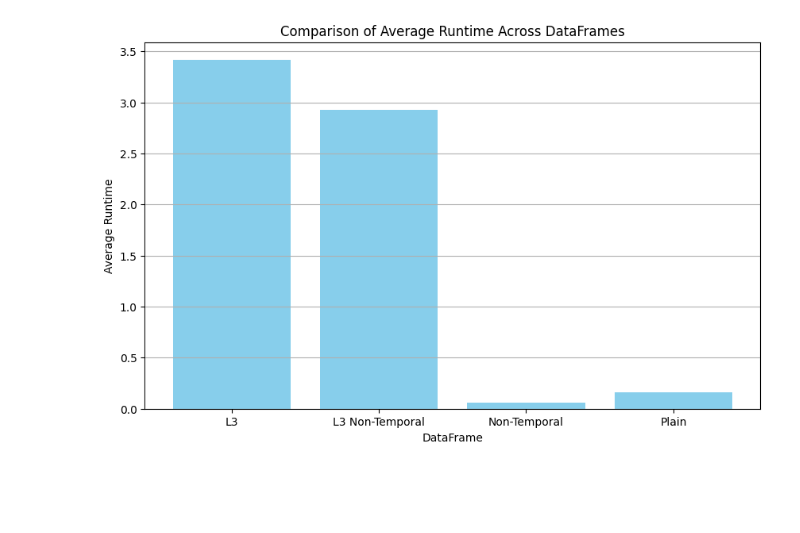
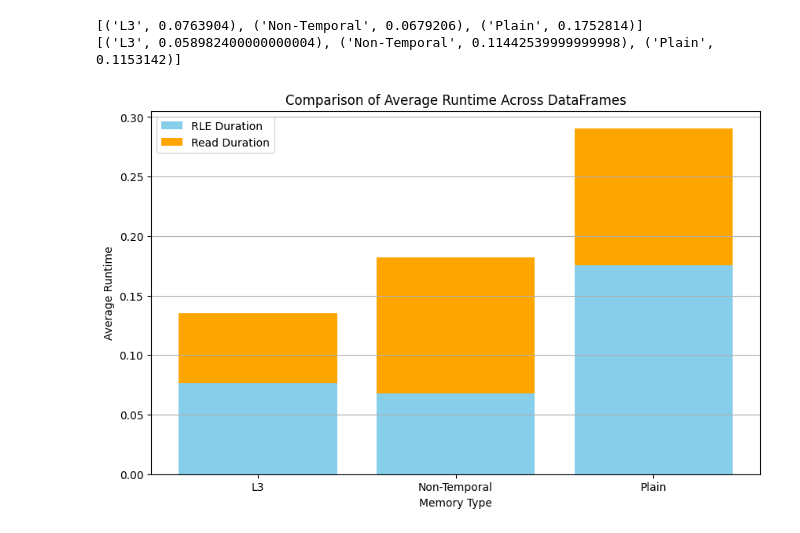
Before and after one commit to seb711/btrblocks, a Jupyter notebook: tools/simd-comparison/rle/lowerbound/analysis/analysis.ipynb, the cells around one changed output. Cells and saved outputs as stored; diff of their text form; code cells hidden in the pictures; blank space fills up the shorter version.

Commit message:
added non temporal mem instructions

```diff
--- a/tools/simd-comparison/rle/lowerbound/analysis/analysis.ipynb
+++ b/tools/simd-comparison/rle/lowerbound/analysis/analysis.ipynb
@@ -4,7 +5,7 @@ import matplotlib.pyplot as plt
 # %%
 files = {
     'L3': '../data/l3.csv',
-    'L3 Non-Temporal': '../data/l3nt.csv',
+    #'L3 Non-Temporal': '../data/l3nt.csv',
     'Non-Temporal': '../data/nontemporal.csv',
     'Plain': '../data/plain.csv'
 }
@@ -16,10 +17,16 @@ for name in data:
     data[name].columns = data[name].columns.str.replace(' ', '', regex=False)
 # %%
 average_runtimes = []
+average_runtimes_read = []
 
 for name, dataframe in data.items():
     # Calculate runtime
-    dataframe['runtime'] = dataframe['duration'] * dataframe['factor']
-    # Calculate and store the average runtime
-    avg_runtime = dataframe['runtime'].mean()
+    repeat_3_df = dataframe[dataframe['repeat'] == 3]
+    repeat_3_df['runtime'] = repeat_3_df['duration'] * repeat_3_df['factor']
+
+    repeat_3_df['runtimeRead'] = repeat_3_df['durationRead'] * repeat_3_df['factor']
+    # Calculate and store the repeat_3_df runtime
+    avg_runtime = repeat_3_df['runtime'].mean()
+    avg_runtime_read = repeat_3_df['runtimeRead'].mean()
     average_runtimes.append((name, avg_runtime))
+    average_runtimes_read.append((name, avg_runtime_read))
@@ -26,16 +51,30 @@ for name, dataframe in data.items():
 # %%
 # Convert to DataFrame for easier plotting
-avg_runtime_df = pd.DataFrame(average_runtimes, columns=['DataFrame', 'Average Runtime'])
+avg_runtime_df = pd.DataFrame(average_runtimes, columns=['Memory Type', 'Average Runtime'])
+avg_runtime_read_df = pd.DataFrame(average_runtimes_read, columns=['Memory Type', 'Average Runtime Read'])
+
+print(average_runtimes)
+print(average_runtimes_read)
 
 # Plotting
+bottom = np.zeros(3)
+
 plt.figure(figsize=(10, 6))
-plt.bar(avg_runtime_df['DataFrame'], avg_runtime_df['Average Runtime'], color='skyblue')
-plt.xlabel('DataFrame')
+#plt.bar(avg_runtime_read_df['Memory Type'], avg_runtime_read_df['Average Runtime Read'], label="Read Duration", color='orange', bottom=bottom)
+#bottom += avg_runtime_read_df['Average Runtime Read']
+plt.bar(avg_runtime_df['Memory Type'], avg_runtime_df['Average Runtime'], label="RLE Duration", color='skyblue', bottom=bottom)
+bottom += avg_runtime_df['Average Runtime']
+plt.bar(avg_runtime_read_df['Memory Type'], avg_runtime_read_df['Average Runtime Read'], label="Read Duration", color='orange', bottom=bottom)
+
+plt.xlabel('Memory Type')
 plt.ylabel('Average Runtime')
 plt.title('Comparison of Average Runtime Across DataFrames')
 plt.grid(axis='y')
 plt.ylim(bottom=0)  # Ensure the y-axis starts at 0
+plt.legend(loc="upper left")
 
 plt.show()
 # %% [output]
+[('L3', 0.0763904), ('Non-Temporal', 0.0679206), ('Plain', 0.1752814)]
+[('L3', 0.058982400000000004), ('Non-Temporal', 0.11442539999999998), ('Plain', 0.1153142)]
-[figure, old version]
+[figure, new version]
```
Also changed, not shown: parts of 2 cells of this notebook, 3 other files.
